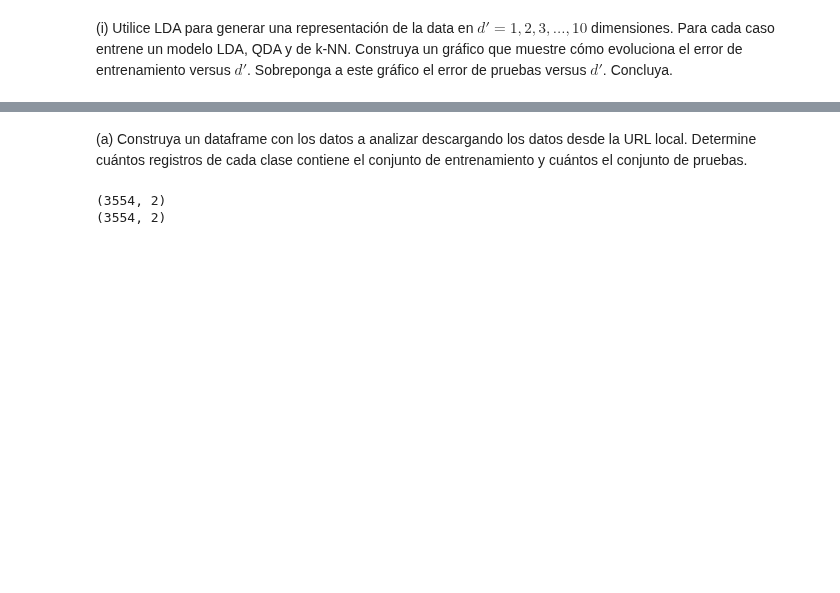
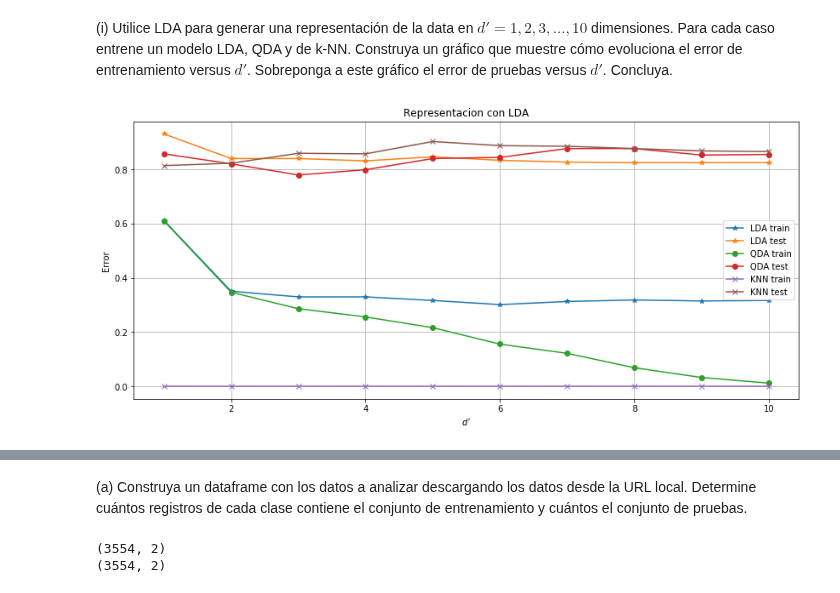
Before and after one commit to dsanmartin/INF578-HW, a Jupyter notebook: 2/Tarea2-ML.ipynb, the cells around one changed output, grey strips where cells are left out. Cells and saved outputs as stored; diff of their text form; code cells hidden in the pictures; blank space fills up the shorter version.

```diff
--- a/2/Tarea2-ML.ipynb
+++ b/2/Tarea2-ML.ipynb
@@ -146,5 +231,51 @@ plt.show()
 # %% [markdown]
 (i) Utilice LDA para generar una representación de la data en $d'= 1, 2, 3, ..., 10$ dimensiones. Para cada caso entrene un modelo LDA, QDA y de k-NN. Construya un gráfico que muestre cómo evoluciona el error de entrenamiento versus $d'$. Sobreponga a este gráfico el error de pruebas versus $d'$. Concluya.
+# %%
+lda_train = np.zeros(10)
+lda_test = np.zeros(10)
+qda_train = np.zeros(10)
+qda_test = np.zeros(10)
+knn_train = np.zeros(10)
+knn_test = np.zeros(10)
+
+
+for d in range(1, 11):
+    sklearn_lda = LinearDiscriminantAnalysis(n_components=d)
+    Xtrain_lda = sklearn_lda.fit_transform(X_std, y)
+    Xtest_lda = sklearn_lda.fit_transform(X_std_test, ytest)
+
+    lda_model = LinearDiscriminantAnalysis()
+    lda_model.fit(Xtrain_lda,y)
+    lda_train[d-1] = lda_model.score(Xtrain_lda, y)
+    lda_test[d-1] = lda_model.score(Xtest_lda, ytest)
+
+    qda_model = QuadraticDiscriminantAnalysis()
+    qda_model.fit(Xtrain_lda, y)
+    qda_train[d-1] = qda_model.score(Xtrain_lda, y)
+    qda_test[d-1] = qda_model.score(Xtest_lda, ytest)
+
+    c = 1
+    knn_model = KNeighborsClassifier(n_neighbors=c)
+    knn_model.fit(Xtrain_lda, y)
+    knn_train[d-1] = knn_model.score(Xtrain_lda, y)
+    knn_test[d-1] = knn_model.score(Xtest_lda, ytest)
+# %%
+plt.figure(figsize=(14, 6))
+D = np.arange(1, 11)
+plt.plot(D, 1 - lda_train, marker="*", label="LDA train")
+plt.plot(D, 1 - lda_test, marker="*", label="LDA test")
+plt.plot(D, 1 - qda_train, marker="o", label="QDA train")
+plt.plot(D, 1 - qda_test, marker="o", label="QDA test")
+plt.plot(D, 1 - knn_train, marker="x", label="KNN train")
+plt.plot(D, 1 - knn_test, marker="x", label="KNN test")
+plt.title("Representacion con LDA")
+plt.xlabel(r"$d'$")
+plt.ylabel("Error")
+plt.legend()
+plt.grid(True)
+plt.show()
+# %% [output]
+[figure, added]
 # %% [markdown]
 ## 2 Análisis de Opiniones sobre Películas
 
```
Also changed, not shown: parts of 11 cells of this notebook, 2 other files.
